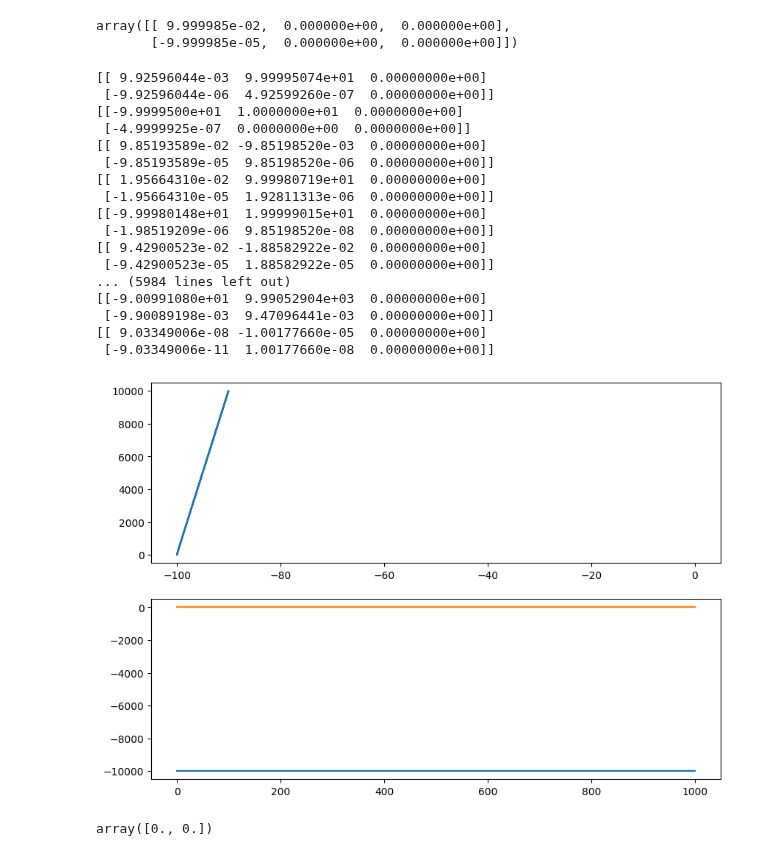
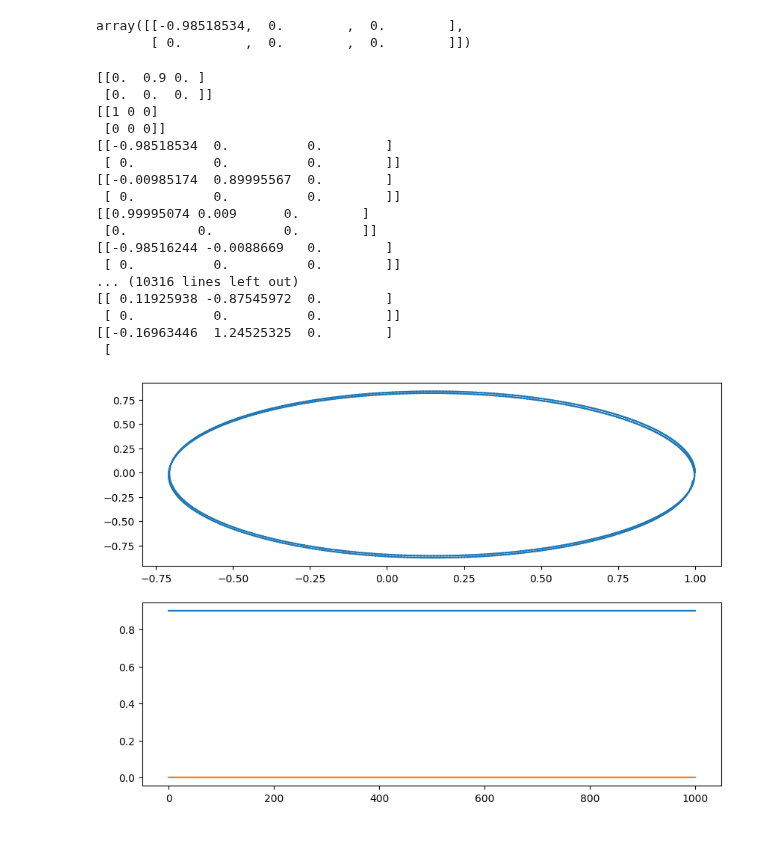
Before and after one commit to BryceDixon/Computational, a Jupyter notebook: assesment2/test.ipynb, the cells around one changed output. Drawn from its saved outputs; the diff is of its cells as text; code cells hidden in the pictures.

```diff
--- a/assesment2/test.ipynb
+++ b/assesment2/test.ipynb
@@ -2,40 +2,36 @@
 import numpy as np
 import nbody_main as nbody
 # %%
-pos = np.array([(-100,0,0),(0,0,0)])
-mass = (1,1000)
-a = nbody.a(pos,mass,0.1, False)
+pos = np.array([(1,0,0),(0,0,0)])
+mass = (1,1)
+fixed_mass = [0,1]
+a = nbody.a(pos,mass,0.1, fixed_mass,False)
 a
 # %% [output]
-array([[ 9.999985e-02,  0.000000e+00,  0.000000e+00],
-       [-9.999985e-05,  0.000000e+00,  0.000000e+00]])
+array([[-0.98518534,  0.        ,  0.        ],
+       [ 0.        ,  0.        ,  0.        ]])
 # %%
-v = np.array([(0,100,0),(0,0,0)])
-N_body = nbody.N_body(0.1, pos, v, mass)
+v = np.array([(0,0.9,0),(0,0,0)])
+N_body = nbody.N_body(0.01, pos, v, mass)
 for i in range(1000):
-    N_body.verlet(0.1, False)
+    N_body.verlet(0.1, fixed_mass, False)
     N_body.plot(i)
 # %% [output]
-[[ 9.92596044e-03  9.99995074e+01  0.00000000e+00]
- [-9.92596044e-06  4.92599260e-07  0.00000000e+00]]
-[[-9.9999500e+01  1.0000000e+01  0.0000000e+00]
- [-4.9999925e-07  0.0000000e+00  0.0000000e+00]]
-[[ 9.85193589e-02 -9.85198520e-03  0.00000000e+00]
- [-9.85193589e-05  9.85198520e-06  0.00000000e+00]]
-[[ 1.95664310e-02  9.99980719e+01  0.00000000e+00]
- [-1.95664310e-05  1.92811313e-06  0.00000000e+00]]
-[[-9.99980148e+01  1.99999015e+01  0.00000000e+00]
- [-1.98519209e-06  9.85198520e-08  0.00000000e+00]]
-[[ 9.42900523e-02 -1.88582922e-02  0.00000000e+00]
- [-9.42900523e-05  1.88582922e-05  0.00000000e+00]]
-... (5984 lines left out)
-[[-9.00991080e+01  9.99052904e+03  0.00000000e+00]
- [-9.90089198e-03  9.47096441e-03  0.00000000e+00]]
-[[ 9.03349006e-08 -1.00177660e-05  0.00000000e+00]
- [-9.03349006e-11  1.00177660e-08  0.00000000e+00]]
+[[0.  0.9 0. ]
+ [0.  0.  0. ]]
+[[1 0 0]
+ [0 0 0]]
+[[-0.98518534  0.          0.        ]
+ [ 0.          0.          0.        ]]
+[[-0.00985174  0.89995567  0.        ]
+ [ 0.          0.          0.        ]]
+[[0.99995074 0.009      0.        ]
+ [0.         0.         0.        ]]
+[[-0.98516244 -0.0088669   0.        ]
+ [ 0.          0.          0.        ]]
+... (10316 lines left out)
+[[ 0.11925938 -0.87545972  0.        ]
+ [ 0.          0.          0.        ]]
+[[-0.16963446  1.24525325  0.        ]
+ [
-[figure, old version]
+[figure, new version]
-# %%
-a = np.zeros(shape = (1,3))
-a[0,0:2]
-# %% [output]
-array([0., 0.])
```
Also changed, not shown: parts of 1 cell of this notebook, 1 other file.
